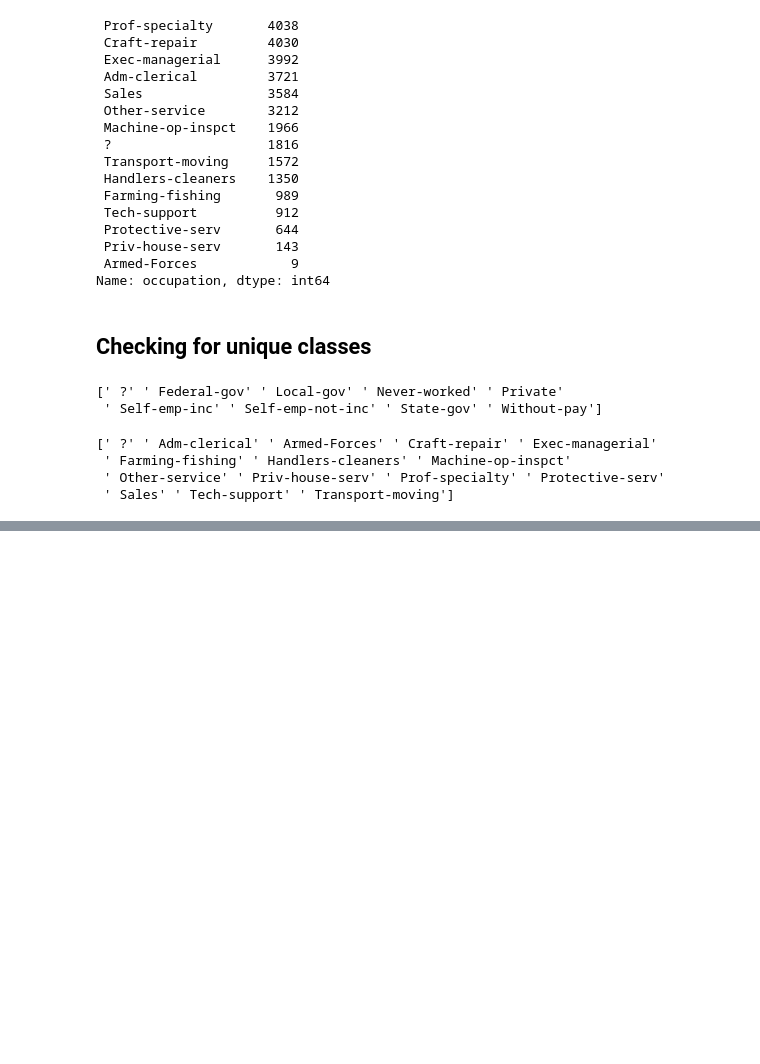
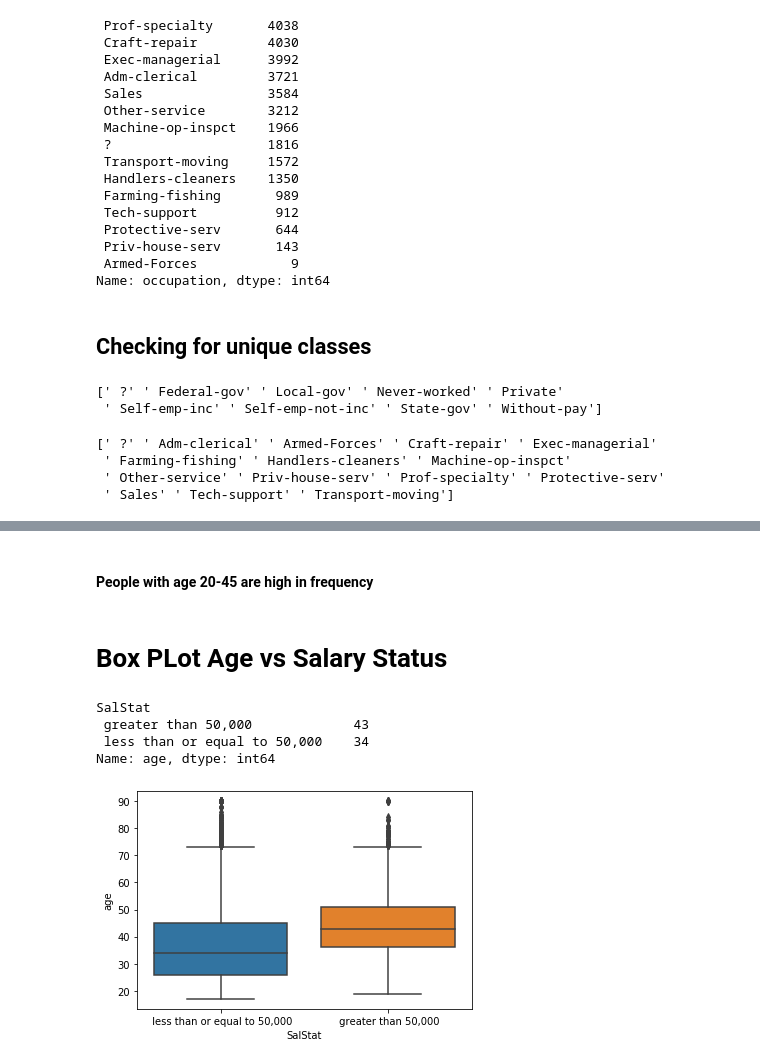
Before and after one commit to ManishShah120/Py4DSci, a Jupyter notebook: ClassifyingPersonalIncome.ipynb, the cells around one changed output, grey strips where cells are left out. Cells and saved outputs as stored; diff of their text form; code cells hidden in the pictures; blank space fills up the shorter version.

```diff
--- a/ClassifyingPersonalIncome.ipynb
+++ b/ClassifyingPersonalIncome.ipynb
@@ -188,0 +354,13 @@ print(np.unique(data['occupation']))
+# %% [markdown]
+#### People with age 20-45 are high in frequency
+# %% [markdown]
+# Box PLot Age vs Salary Status
+# %%
+sns.boxplot('SalStat', 'age', data=data2)
+data2.groupby('SalStat')['age'].median()
+# %% [output]
+SalStat
+ greater than 50,000             43
+ less than or equal to 50,000    34
+Name: age, dtype: int64
+[figure, added]
```
Also changed, not shown: parts of 32 cells of this notebook.
